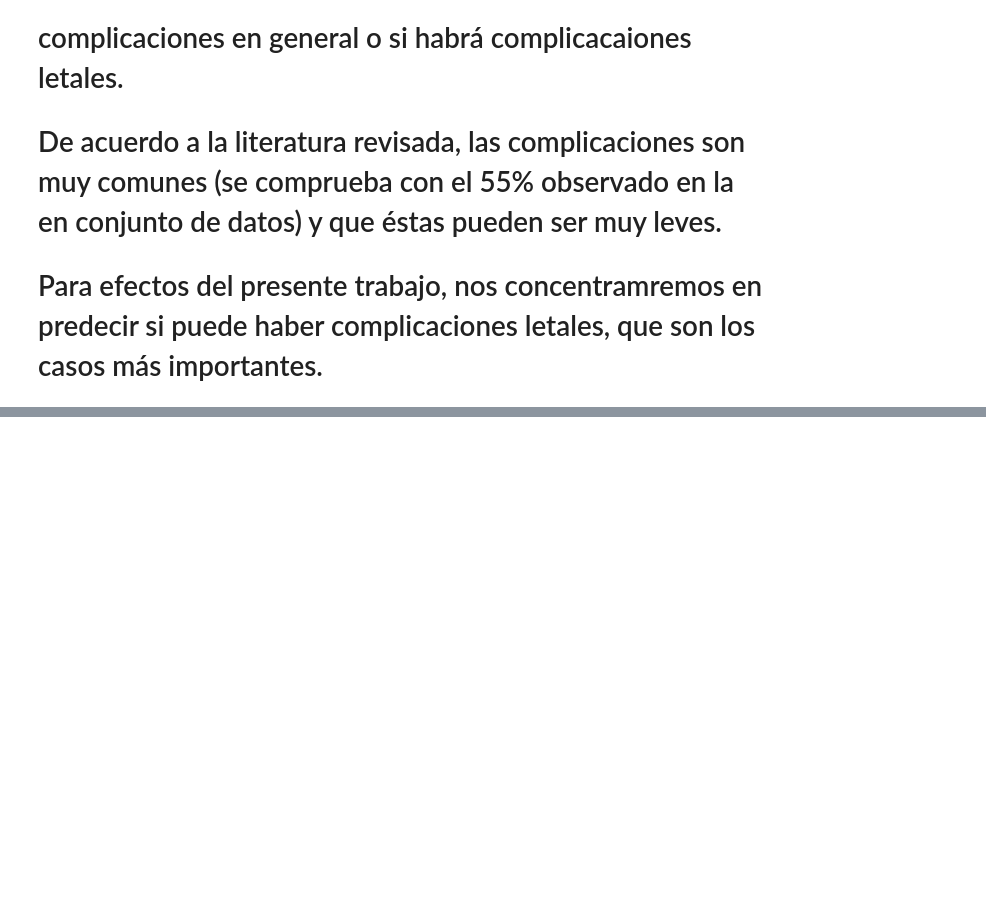
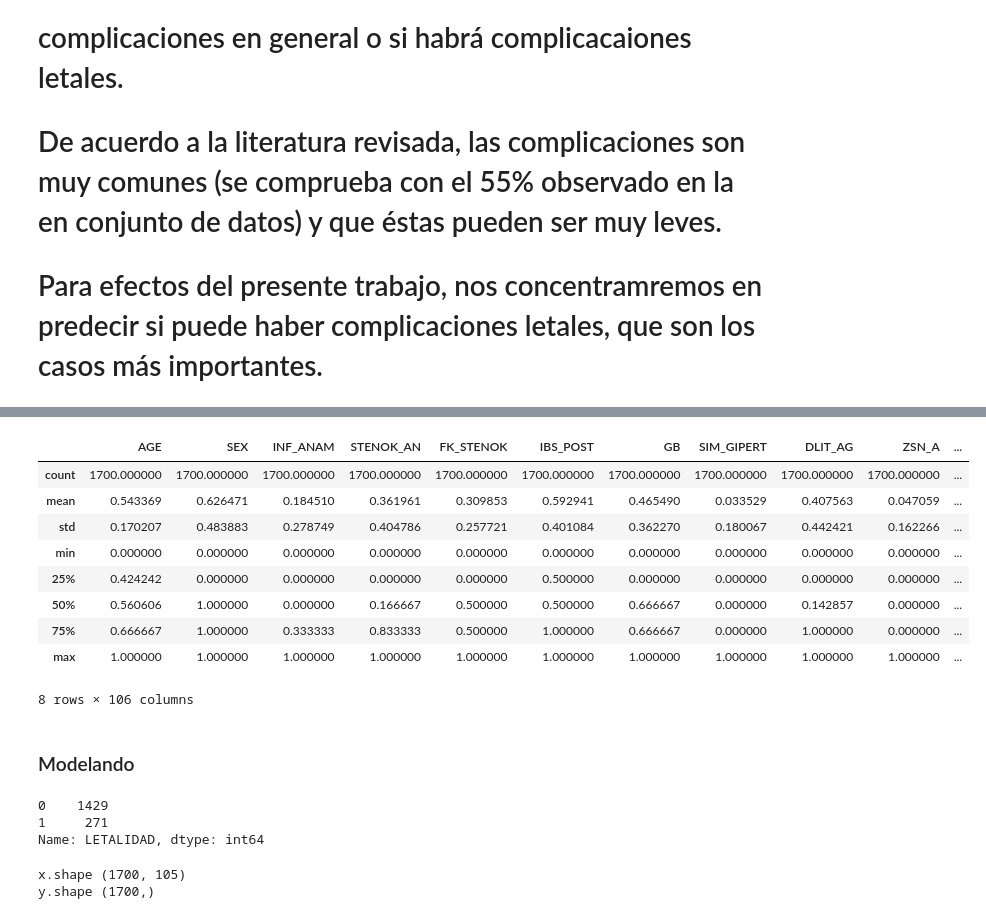
Before and after one commit to dp202204/Proyecto-ML-2022, a Jupyter notebook: modelo_mic_v1a.ipynb, the cells around one changed output, grey strips where cells are left out. Drawn from its saved outputs; the diff is of its cells as text; code cells hidden in the pictures; blank space fills up the shorter version.

```diff
--- a/modelo_mic_v1a.ipynb
+++ b/modelo_mic_v1a.ipynb
@@ -215,0 +349,9 @@ Total de casos letales:                  271  ( 15.9% )
+# %%
+# Diccionario para crear la columna target
+Diccionario = {0:0, 1:1, 2:1, 3:1, 4:1, 5:1, 6:1, 7:1}
+
+# Columna target
+mic_data4['LETALIDAD'] = mic_data4['LET_IS']
+
+# Ajuste columna target
+mic_data4=mic_data4.replace({ 'LETALIDAD': Diccionario})
@@ -215,0 +365,4 @@ Total de casos letales:                  271  ( 15.9% )
+# %%
+# Borrar las columnas
+col_a_eliminar = ['FIBR_PREDS','PREDS_TAH','JELUD_TAH','FIBR_JELUD','A_V_BLOK','OTEK_LANC','RAZRIV','DRESSLER','ZSN','REC_IM','P_IM_STEN', 'LET_IS']
+mic_data4.drop(col_a_eliminar, axis=1, inplace=True)
@@ -215,0 +375,10 @@ Total de casos letales:                  271  ( 15.9% )
+# %%
+# Obteniendo la lista de columnas no binarias, no ordinales a normalizar
+columnas_a_normalizar = []
+
+for col in mic_data4:
+  if mic_data4[col].nunique() != 2:
+    columnas_a_normalizar.append(col)
+
+# Visualizar las columnas encontradas
+columnas_a_normalizar
@@ -215,0 +403,7 @@ Total de casos letales:                  271  ( 15.9% )
+# %%
+# Normalizar los valores entre 0 y 1
+from sklearn.preprocessing import MinMaxScaler
+
+estandarizador = MinMaxScaler()
+mic_data4[columnas_a_normalizar] = estandarizador.fit_transform(mic_data4[columnas_a_normalizar])
+mic_data4.head()
@@ -215,0 +418,16 @@ Total de casos letales:                  271  ( 15.9% )
+# %%
+# Verificando que los valores se encuentren entre 0 y 1 (min y max respectivamente)
+mic_data4.describe()
+# %% [output]
+|  | AGE | SEX | INF_ANAM | STENOK_AN | FK_STENOK | IBS_POST | GB | SIM_GIPERT | DLIT_AG | ZSN_A | ... |
+| count | 1700.000000 | 1700.000000 | 1700.000000 | 1700.000000 | 1700.000000 | 1700.000000 | 1700.000000 | 1700.000000 | 1700.000000 | 1700.000000 | ... |
+| mean | 0.543369 | 0.626471 | 0.184510 | 0.361961 | 0.309853 | 0.592941 | 0.465490 | 0.033529 | 0.407563 | 0.047059 | ... |
+| std | 0.170207 | 0.483883 | 0.278749 | 0.404786 | 0.257721 | 0.401084 | 0.362270 | 0.180067 | 0.442421 | 0.162266 | ... |
+| min | 0.000000 | 0.000000 | 0.000000 | 0.000000 | 0.000000 | 0.000000 | 0.000000 | 0.000000 | 0.000000 | 0.000000 | ... |
+| 25% | 0.424242 | 0.000000 | 0.000000 | 0.000000 | 0.000000 | 0.500000 | 0.000000 | 0.000000 | 0.000000 | 0.000000 | ... |
+| 50% | 0.560606 | 1.000000 | 0.000000 | 0.166667 | 0.500000 | 0.500000 | 0.666667 | 0.000000 | 0.142857 | 0.000000 | ... |
+| 75% | 0.666667 | 1.000000 | 0.333333 | 0.833333 | 0.500000 | 1.000000 | 0.666667 | 0.000000 | 1.000000 | 0.000000 | ... |
+| max | 1.000000 | 1.000000 | 1.000000 | 1.000000 | 1.000000 | 1.000000 | 1.000000 | 1.000000 | 1.000000 | 1.000000 | ... |
+8 rows × 106 columns
+# %% [markdown]
+### Modelando
@@ -215,0 +451,17 @@ Total de casos letales:                  271  ( 15.9% )
+# %%
+# Verificamos los valores de la columna 'LETALIDAD'
+mic_data5['LETALIDAD'].value_counts()
+# %% [output]
+0    1429
+1     271
+Name: LETALIDAD, dtype: int64
+# %%
+#Separamos la data, en variables independientes (x) y dependientes (y), para poder entrenar un árbol de clasificación
+x = mic_data5.drop(["LETALIDAD"], axis=1)
+y = mic_data5['LETALIDAD']
+
+print("x.shape", x.shape)
+print("y.shape", y.shape)
+# %% [output]
+x.shape (1700, 105)
+y.shape (1700,)
```
Also changed, not shown: parts of 48 cells of this notebook.
